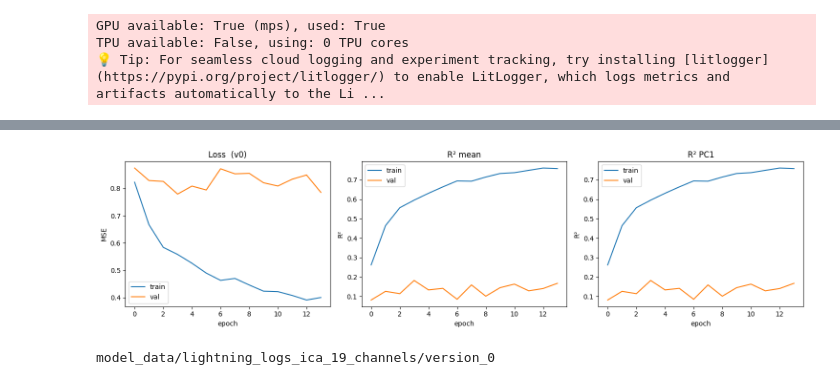
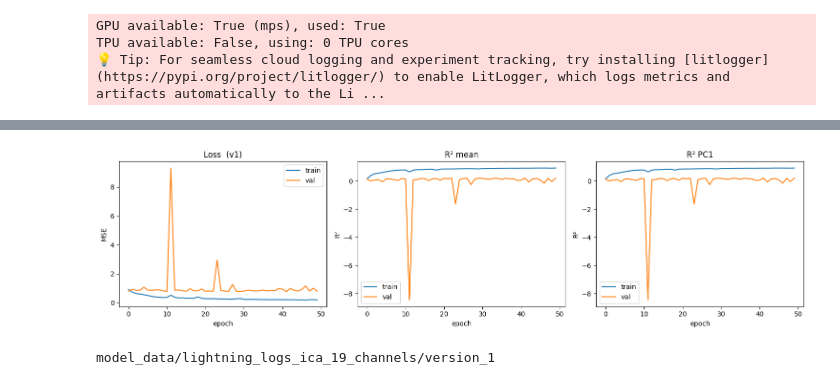
Before and after one commit to william2952/EEG_FDG_dementia, a Jupyter notebook: model_lightning_ica.ipynb, the cells around one changed output, grey strips where cells are left out. Cells and saved outputs as stored; diff of their text form; code cells hidden in the pictures.

```diff
--- a/model_lightning_ica.ipynb
+++ b/model_lightning_ica.ipynb
@@ -238,35 +239,35 @@ trainer.fit(model, train_loader, test_loader)
 # %%
 from tensorboard.backend.event_processing.event_accumulator import EventAccumulator
 
-VERSION = 0
+VERSION = 1
 
 log_dir = Path(f"model_data/lightning_logs_ica_19_channels/version_{VERSION}")
 ea = EventAccumulator(str(log_dir), size_guidance={"scalars": 0}); ea.Reload()
 tags = ea.Tags()["scalars"]
 
 def series(tag):
     return (list(range(len(ea.Scalars(tag)))), [e.value for e in ea.Scalars(tag)]) if tag in tags else ([], [])
 
 n_pcs = sum(1 for t in tags if t.startswith("val_r2_pc"))
 n_plots = 2 + n_pcs
 fig, axes = plt.subplots(1, n_plots, figsize=(5 * n_plots, 4))
 
 for tag, lab in [("train_loss_epoch", "train"), ("val_loss_epoch", "val")]:
     axes[0].plot(*series(tag), label=lab)
 axes[0].set(xlabel="epoch", ylabel="MSE", title=f"Loss  (v{VERSION})"); axes[0].legend()
 
 for tag, lab in [("train_r2_mean", "train"), ("val_r2_mean", "val")]:
     axes[1].plot(*series(tag), label=lab)
 axes[1].set(xlabel="epoch", ylabel="R²", title="R² mean"); axes[1].legend()
 
 for pc in range(1, n_pcs + 1):
     ax = axes[1 + pc]
     for tag, lab in [(f"train_r2_pc{pc}", "train"), (f"val_r2_pc{pc}", "val")]:
         ax.plot(*series(tag), label=lab)
     ax.set(xlabel="epoch", ylabel="R²", title=f"R² PC{pc}"); ax.legend()
 
 plt.tight_layout(); plt.show()
 print(log_dir)
 # %% [output]
-[figure, old version]
+[figure, new version]
-model_data/lightning_logs_ica_19_channels/version_0
+model_data/lightning_logs_ica_19_channels/version_1
```
Also changed, not shown: parts of 1 cell of this notebook, 1 other file.
